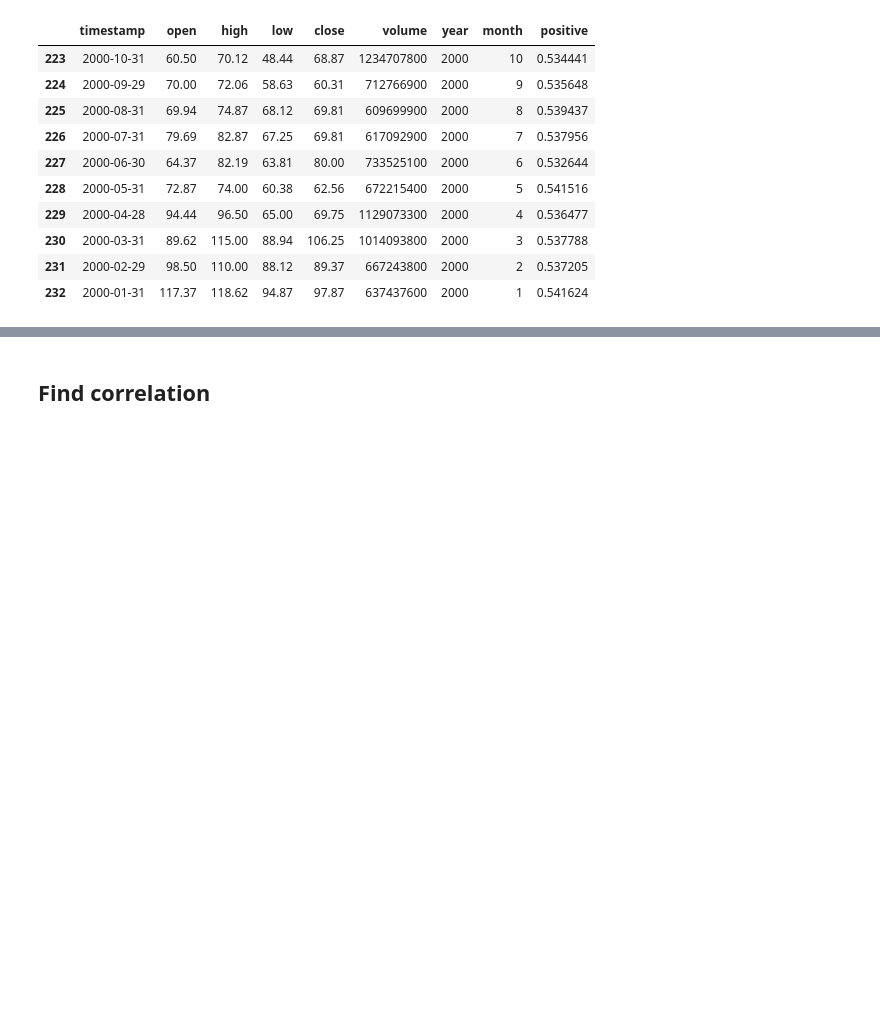
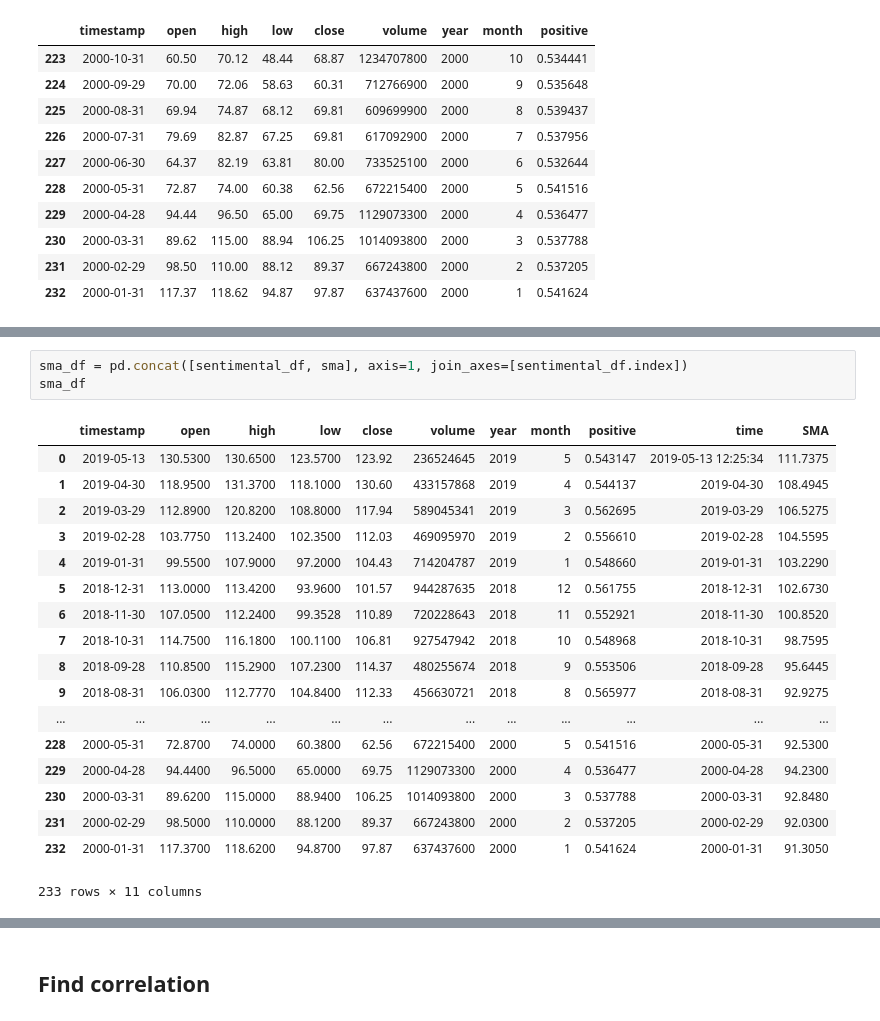
Before and after one commit to thu2pham/StockForecasting, a Jupyter notebook: event_based_forecasting.ipynb, the cells around one changed output, grey strips where cells are left out. Saved outputs shown, nothing was run; the diff lists cells and outputs as text; blank space fills up the shorter version.

```diff
--- a/event_based_forecasting.ipynb
+++ b/event_based_forecasting.ipynb
@@ -204,0 +227,22 @@ sentimental_df.tail(10)
+# %%
+sma_df = pd.concat([sentimental_df, sma], axis=1, join_axes=[sentimental_df.index])
+sma_df
+# %% [output]
+|  | timestamp | open | high | low | close | volume | year | month | positive | time | SMA |
+| 0 | 2019-05-13 | 130.5300 | 130.6500 | 123.5700 | 123.92 | 236524645 | 2019 | 5 | 0.543147 | 2019-05-13 12:25:34 | 111.7375 |
+| 1 | 2019-04-30 | 118.9500 | 131.3700 | 118.1000 | 130.60 | 433157868 | 2019 | 4 | 0.544137 | 2019-04-30 | 108.4945 |
+| 2 | 2019-03-29 | 112.8900 | 120.8200 | 108.8000 | 117.94 | 589045341 | 2019 | 3 | 0.562695 | 2019-03-29 | 106.5275 |
+| 3 | 2019-02-28 | 103.7750 | 113.2400 | 102.3500 | 112.03 | 469095970 | 2019 | 2 | 0.556610 | 2019-02-28 | 104.5595 |
+| 4 | 2019-01-31 | 99.5500 | 107.9000 | 97.2000 | 104.43 | 714204787 | 2019 | 1 | 0.548660 | 2019-01-31 | 103.2290 |
+| 5 | 2018-12-31 | 113.0000 | 113.4200 | 93.9600 | 101.57 | 944287635 | 2018 | 12 | 0.561755 | 2018-12-31 | 102.6730 |
+| 6 | 2018-11-30 | 107.0500 | 112.2400 | 99.3528 | 110.89 | 720228643 | 2018 | 11 | 0.552921 | 2018-11-30 | 100.8520 |
+| 7 | 2018-10-31 | 114.7500 | 116.1800 | 100.1100 | 106.81 | 927547942 | 2018 | 10 | 0.548968 | 2018-10-31 | 98.7595 |
+| 8 | 2018-09-28 | 110.8500 | 115.2900 | 107.2300 | 114.37 | 480255674 | 2018 | 9 | 0.553506 | 2018-09-28 | 95.6445 |
+| 9 | 2018-08-31 | 106.0300 | 112.7770 | 104.8400 | 112.33 | 456630721 | 2018 | 8 | 0.565977 | 2018-08-31 | 92.9275 |
+| ... | ... | ... | ... | ... | ... | ... | ... | ... | ... | ... | ... |
+| 228 | 2000-05-31 | 72.8700 | 74.0000 | 60.3800 | 62.56 | 672215400 | 2000 | 5 | 0.541516 | 2000-05-31 | 92.5300 |
+| 229 | 2000-04-28 | 94.4400 | 96.5000 | 65.0000 | 69.75 | 1129073300 | 2000 | 4 | 0.536477 | 2000-04-28 | 94.2300 |
+| 230 | 2000-03-31 | 89.6200 | 115.0000 | 88.9400 | 106.25 | 1014093800 | 2000 | 3 | 0.537788 | 2000-03-31 | 92.8480 |
+| 231 | 2000-02-29 | 98.5000 | 110.0000 | 88.1200 | 89.37 | 667243800 | 2000 | 2 | 0.537205 | 2000-02-29 | 92.0300 |
+| 232 | 2000-01-31 | 117.3700 | 118.6200 | 94.8700 | 97.87 | 637437600 | 2000 | 1 | 0.541624 | 2000-01-31 | 91.3050 |
+233 rows × 11 columns
```
Also changed, not shown: parts of 5 cells of this notebook.
